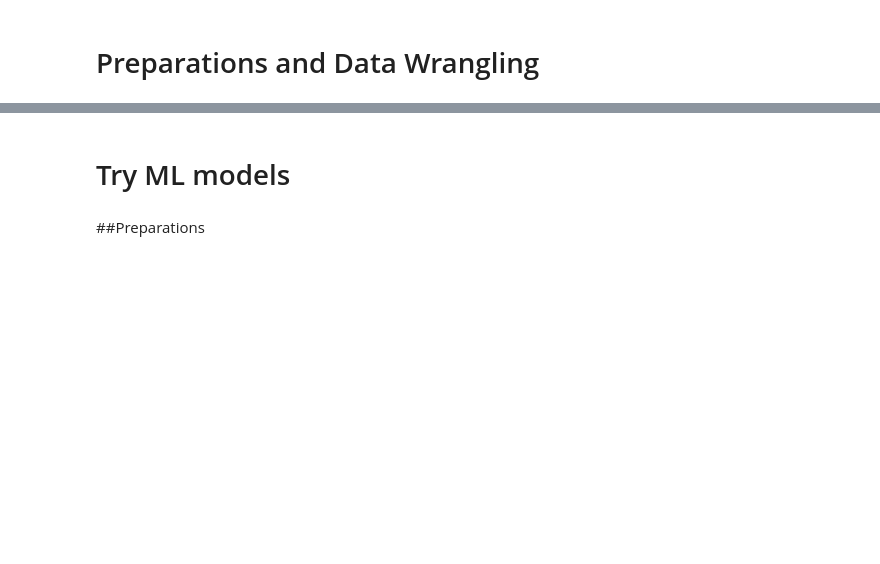
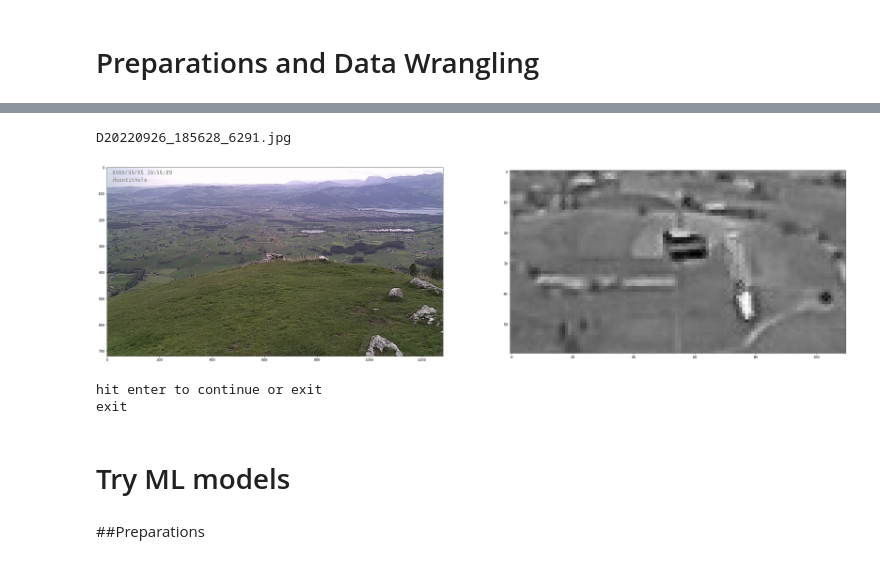
Before and after one commit to jonasbuechi/moentschele_project, a Jupyter notebook: scripts/modeling_Colab.ipynb, the cells around one changed output, grey strips where cells are left out. Saved outputs shown, nothing was run; the diff lists cells and outputs as text; code cells hidden in the pictures; blank space fills up the shorter version.

```diff
--- a/scripts/modeling_Colab.ipynb
+++ b/scripts/modeling_Colab.ipynb
@@ -30,9 +36,9 @@ drive.mount("/content/drive")  # mount google drive
 # %%
 # define data directory
-DATADIR = "../data/Originals/"
+DATADIR = "/content/drive/MyDrive/CAS/M3_ML/Project_Moentschele/Originals/"
 
 # change: import labels
-label_df = pd.read_csv("../data/labels_old_camera.csv")
+label_df = pd.read_csv("/content/drive/MyDrive/CAS/M3_ML/Project_Moentschele/labels_old_camera.csv")
 
 label_df = label_df.rename(columns={"Unnamed: 0": "img"})
 
@@ -92,18 +159,27 @@ np_labels = np.array(labels)
 # %%
 #Show images in labeled_img:
-sleep_seconds = 5
+sleep_seconds = 1
 for image_name in labeled_img:
   fig = plt.figure(1,figsize= (40,15))
   chart0 = fig.add_subplot(121)
   chart1 = fig.add_subplot(122)
   img_array = cv2.imread(os.path.join(DATADIR+image_name))
   img_array = cv2.cvtColor(img_array, cv2.COLOR_BGR2RGB) # from BGR to RGB
   #ursprünglich: new_array = fn_crop_image(img_array,230,570)
   new_array = fn_crop_image(img_array,250,570)
   new_array = new_array[:,:,0]
   print(image_name)
   chart0.imshow(img_array)
   chart1.imshow(new_array, cmap = 'gray')
   plt.show()
   sleep(sleep_seconds)
+  print("hit enter to continue or exit")
+  answer = input()
+  if answer == "exit":
+    break
   clear_output()
+# %% [output]
+D20220926_185628_6291.jpg
+[figure, added]
+hit enter to continue or exit
+exit
```
Also changed, not shown: parts of 35 cells of this notebook.
